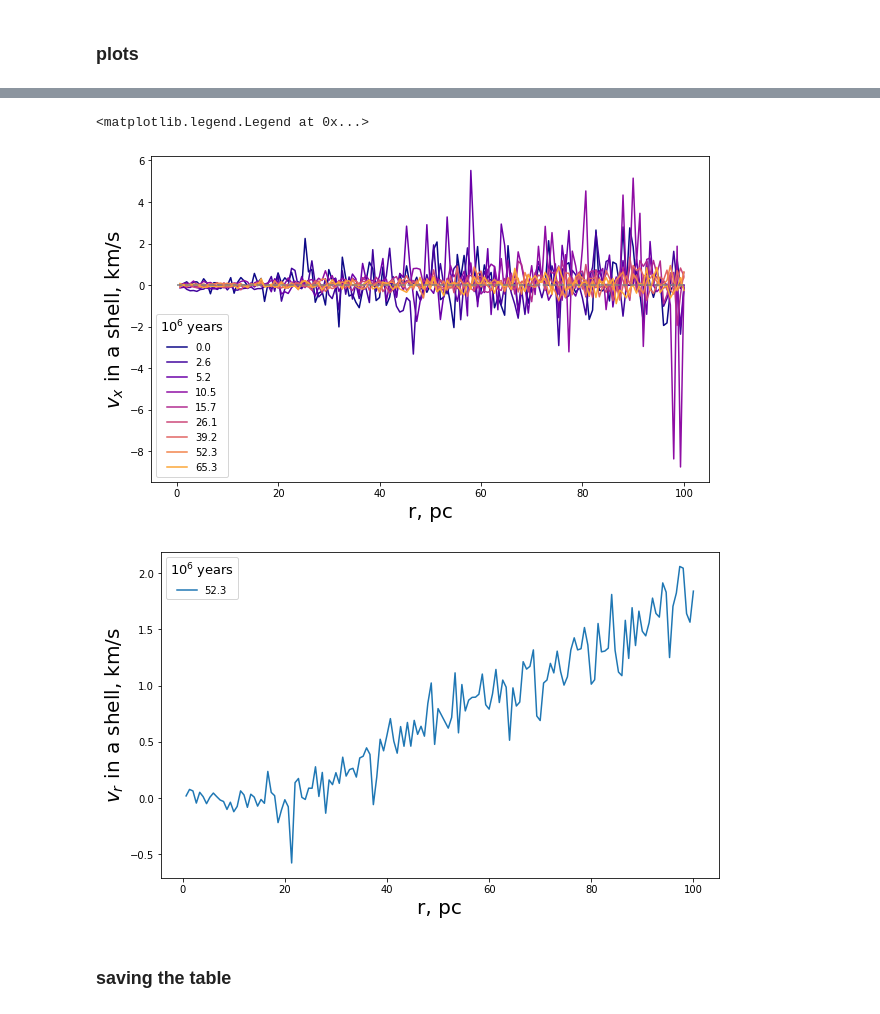
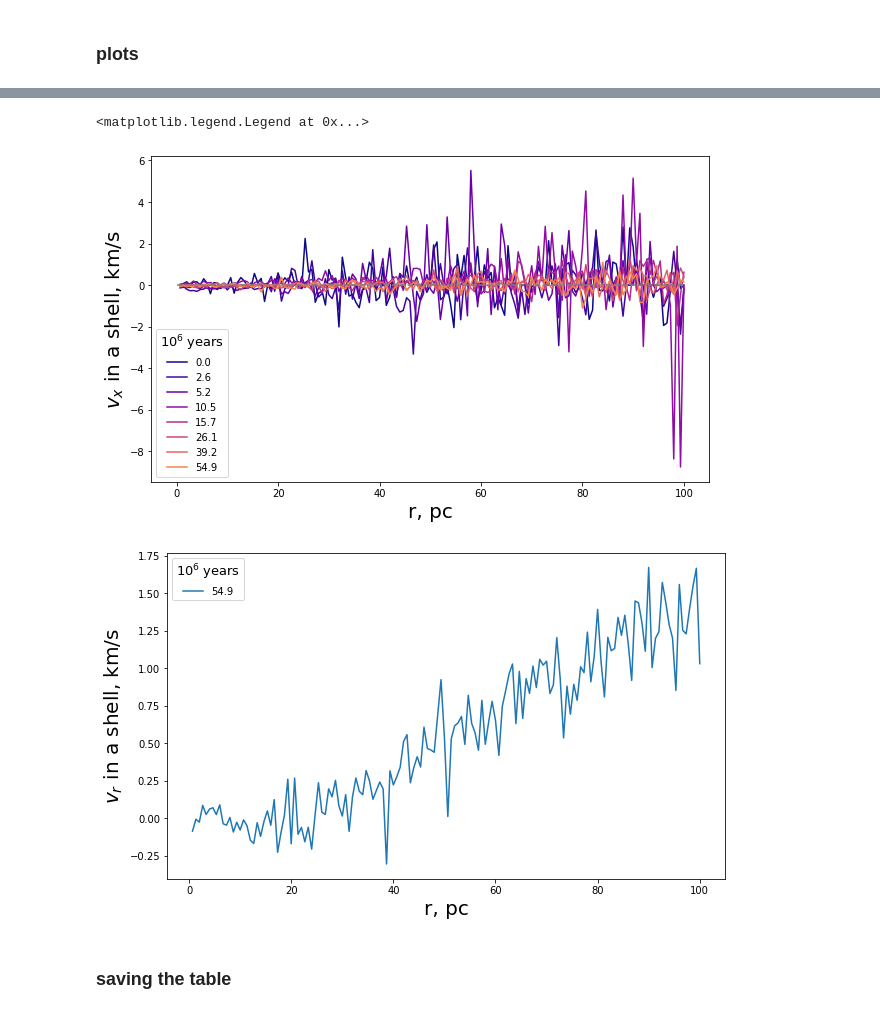
Before and after one commit to olgaborodina/N-body_simulations_analysis, a Jupyter notebook: kinematics_analysis.ipynb, the cells around one changed output, grey strips where cells are left out. Drawn from its saved outputs; the diff is of its cells as text; code cells hidden in the pictures.

```diff
--- a/kinematics_analysis.ipynb
+++ b/kinematics_analysis.ipynb
@@ -89,3 +23,5 @@ files = ['000000.dat',
+# %%
+snapshots = [0, 10, 20, 40, 60, 100, 150, 210]
 # %%
 names = np.array(['M', 'x', 'y', 'z', 'vx', 'vy', 'vz', 'M_ini', 'Z', 'Nan', 'Event',
                   'M_', 'Nan3', 'Nan4', 'Nan5', 'Nan6', 'Nan7', 'Nan8'])
@@ -96,13 +32,12 @@ vx_in_shells['r'] = np.linspace(0, R_max, 151)[1:]
 # %% [markdown]
 ### main loop
 # %%
-for file in files:
-    cluster = pd.read_csv(OUTPUT_DIR / file, index_col=0, delimiter='\s+', header=3, names=names)
-    cluster = normalize_cluster(cluster)
+for snap in snapshots:
+    cluster = pd.read_csv(OUTPUT_DIR / f.get_filename(snap), index_col=0, delimiter='\s+', header=3, names=names)
+    cluster = f.normalize_cluster(cluster)
     density_cs = pd.read_csv(OUTPUT_DIR / 'def-dc.dat', delimiter='\s+', index_col=0, header=None)
-    snapshot = int(file.split('.')[0])
 
-    cluster['r'], cluster['vr'] = spherical_coords(cluster, density_cs, snapshot)
+    cluster['r'], cluster['vr'] = f.spherical_coords(cluster, density_cs, snap)
     cluster_center = cluster[cluster['r'] < R_max].copy()
 
     r_i_1 = 0
@@ -117,15 +52,14 @@ for file in files:
         else: v_in_shell.append(0)
         r_i_1 = r_i
 
-    v_in_shells[f'{snapshot}'] = v_in_shell
+    v_in_shells[f'{snap}'] = v_in_shell
 # %%
-for file in files:
-    cluster = pd.read_csv(OUTPUT_DIR / file, index_col=0, delimiter='\s+', header=3, names=names)
-    cluster = normalize_cluster(cluster)
+for snap in snapshots:
+    cluster = pd.read_csv(OUTPUT_DIR / f.get_filename(snap), index_col=0, delimiter='\s+', header=3, names=names)
+    cluster = f.normalize_cluster(cluster)
     density_cs = pd.read_csv(OUTPUT_DIR / 'def-dc.dat', delimiter='\s+', index_col=0, header=None)
-    snapshot = int(file.split('.')[0])
 
-    cluster['r'], cluster['vx_'] = cluster_center_coords(cluster, density_cs, snapshot)
+    cluster['r'], cluster['vx_'] = f.cluster_center_coords(cluster, density_cs, snap)
     cluster_center = cluster[cluster['r'] < R_max].copy()
 
     r_i_1 = 0
@@ -140,7 +74,7 @@ for file in files:
         else: v_in_shell.append(0)
         r_i_1 = r_i
 
-    vx_in_shells[f'{snapshot}'] = v_in_shell
+    vx_in_shells[f'{snap}'] = v_in_shell
 # %% [output]
 [figure]
 [figure]
@@ -185,16 +118,16 @@ ax.legend(title=r'$10^6$ years', title_fontsize=13, fontsize=10)
 #plt.savefig('vr_in_shells_in_time.pdf')
 # %% [output]
 <matplotlib.legend.Legend at 0x...>
-[figure, old version]
+[figure, new version]
 # %%
-fig,ax = plt.subplots(figsize=(10,6))
-ax.plot(v_in_shells['r'], v_in_shells[f'{200}'], label=np.round(density_cs.iloc[int(200),0], 1))
+fig, ax = plt.subplots(figsize=(10,6))
+ax.plot(v_in_shells['r'], v_in_shells[f'{210}'], label=np.round(density_cs.iloc[210,0], 1))
 ax.legend(title=r'$10^6$ years', title_fontsize=13, fontsize=10)
 ax.set_xlabel('r, pc', fontsize=20)
 ax.set_ylabel(r'$v_r$ in a shell, km/s', fontsize=20)
 plt.savefig('vr_in_shells_52my.pdf')
 # %% [output]
-[figure, old version]
+[figure, new version]
 # %% [markdown]
 ### saving the table
 # %%
```
Also changed, not shown: parts of 10 cells of this notebook, 3 other files.
